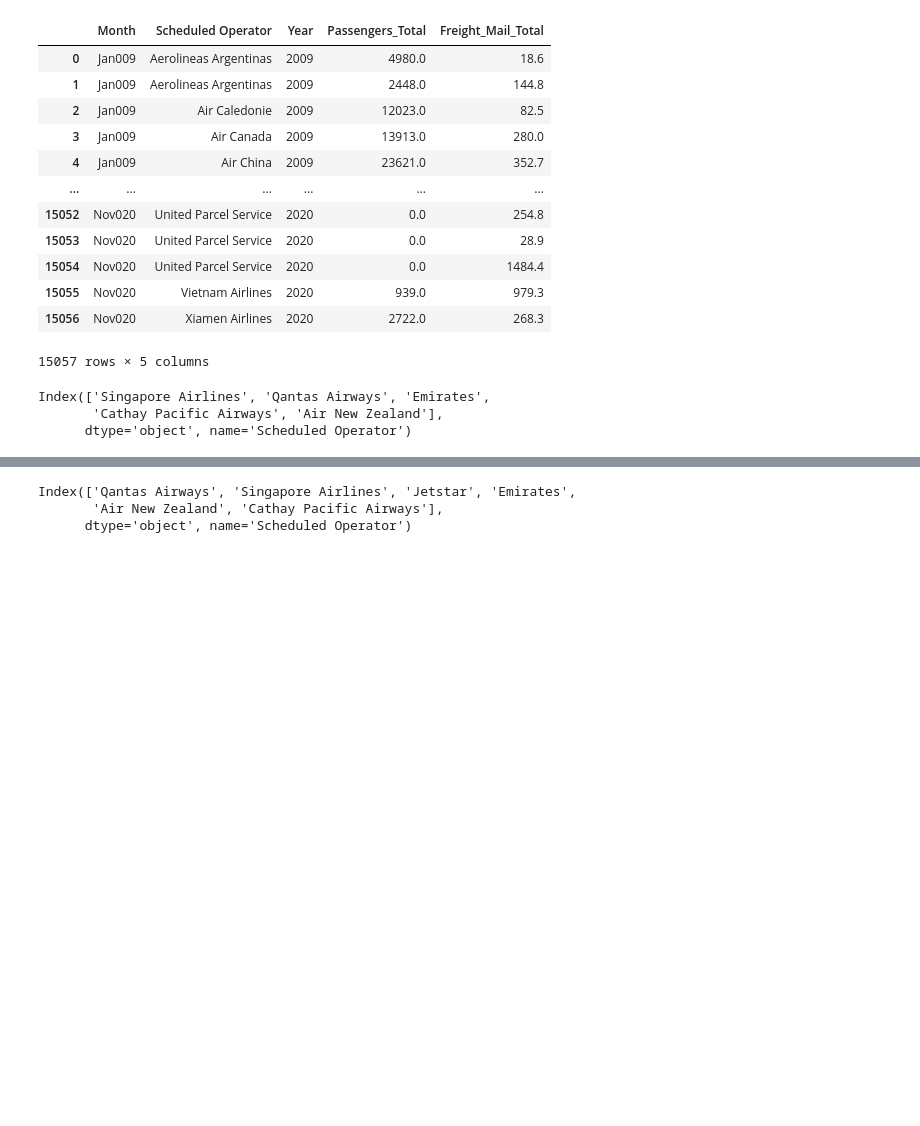
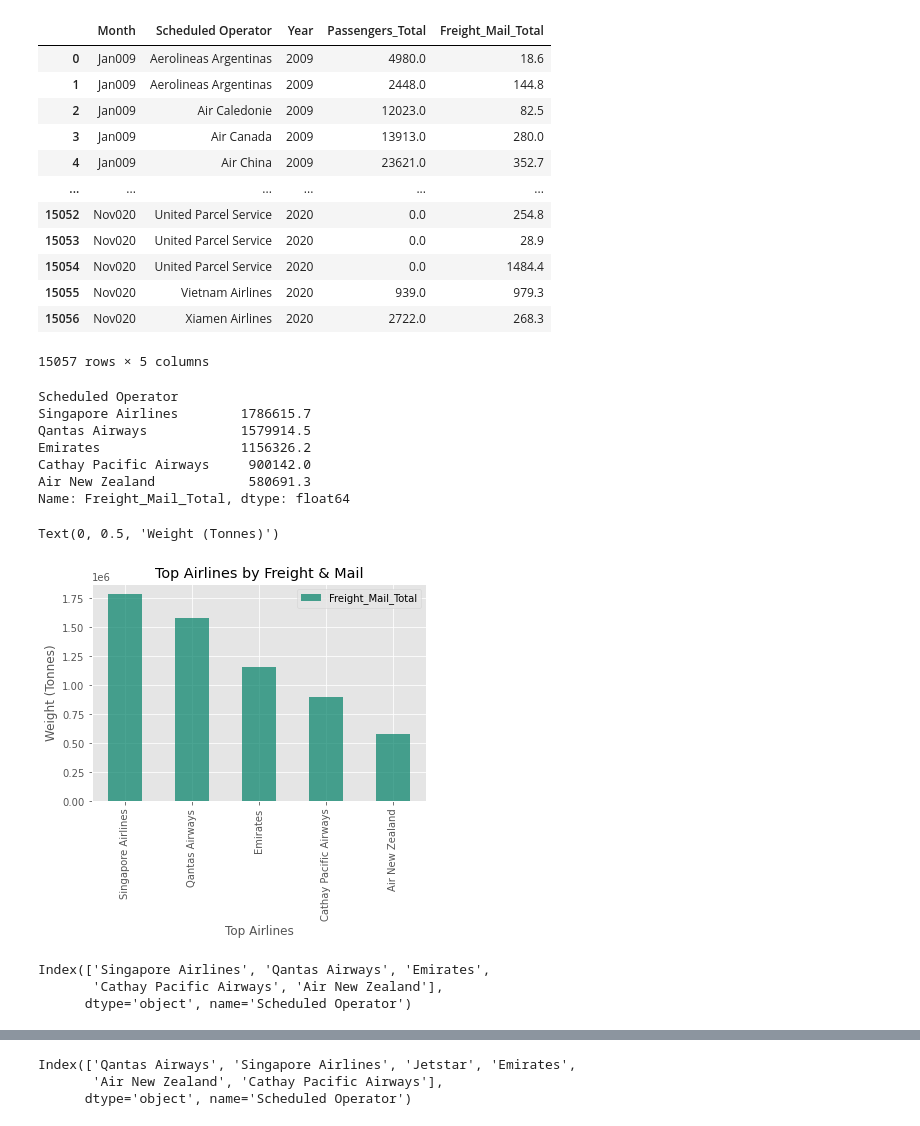
Before and after one commit to dianeyaneza/ebay-espresso, a Jupyter notebook: investigation/project_1_airline_performance.ipynb, the cells around one changed output, grey strips where cells are left out. Drawn from its saved outputs; the diff is of its cells as text; code cells hidden in the pictures; blank space fills up the shorter version.

Commit message:
Added top airline visualisations

```diff
--- a/investigation/project_1_airline_performance.ipynb
+++ b/investigation/project_1_airline_performance.ipynb
@@ -7,7 +7,7 @@ import numpy as np
 import seaborn as sns
 
 # Flight data files
-data_path = "./resources/cleansheet1_with_airline.csv"
+data_path = "../resources/cleansheet1_with_airline.csv"
 
 # Read the flight data
 flight_airline_data = pd.read_csv(data_path)
@@ -155,11 +155,30 @@ grouped_airline_flight_df = grouped_airline_flight_df.groupby(["Scheduled Operat
 
 #Get top airlines by total Freight and Mail weight
 top_freight_mail_airlines_df = grouped_airline_flight_df.sum().sort_values("Freight_Mail_Total", ascending=False)[:5]
-top_freight_mail_airlines_list = top_freight_mail_airlines_df.index
-top_freight_mail_airlines_df
-top_freight_mail_airlines_list
+top_freight_mail_airlines_df["Freight_Mail_Total"]
 # %% [output]
-Index(['Singapore Airlines', 'Qantas Airways', 'Emirates',
-       'Cathay Pacific Airways', 'Air New Zealand'],
-      dtype='object', name='Scheduled Operator')
+Scheduled Operator
+Singapore Airlines        1786615.7
+Qantas Airways            1579914.5
+Emirates                  1156326.2
+Cathay Pacific Airways     900142.0
+Air New Zealand            580691.3
+Name: Freight_Mail_Total, dtype: float64
+# %%
+top_freight_mail_airlines_df["Freight_Mail_Total"].plot.bar(alpha=0.7, colormap="summer")
+plt.legend(loc="best")
+plt.title("Top Airlines by Freight & Mail")
+plt.xlabel("Top Airlines")
+plt.ylabel("Weight (Tonnes)")
+# %% [output]
+Text(0, 0.5, 'Weight (Tonnes)')
+[figure, added]
+# %%
+# Save list of top airlines by Freight and Mail weight (tonnes) since 2009
+top_freight_mail_airlines_list = top_freight_mail_airlines_df.index
+top_freight_mail_airlines_list
+# %% [output]
+Index(['Singapore Airlines', 'Qantas Airways', 'Emirates',
+       'Cathay Pacific Airways', 'Air New Zealand'],
+      dtype='object', name='Scheduled Operator')
 # %%
```
Also changed, not shown: parts of 2 cells of this notebook, 2 other files.
